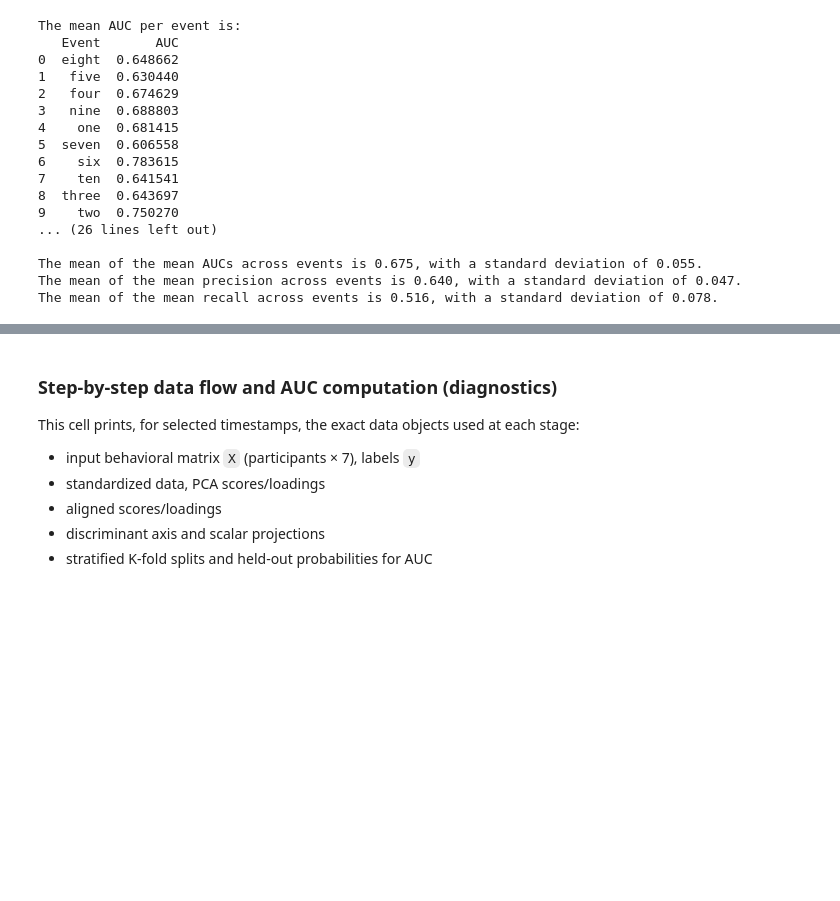
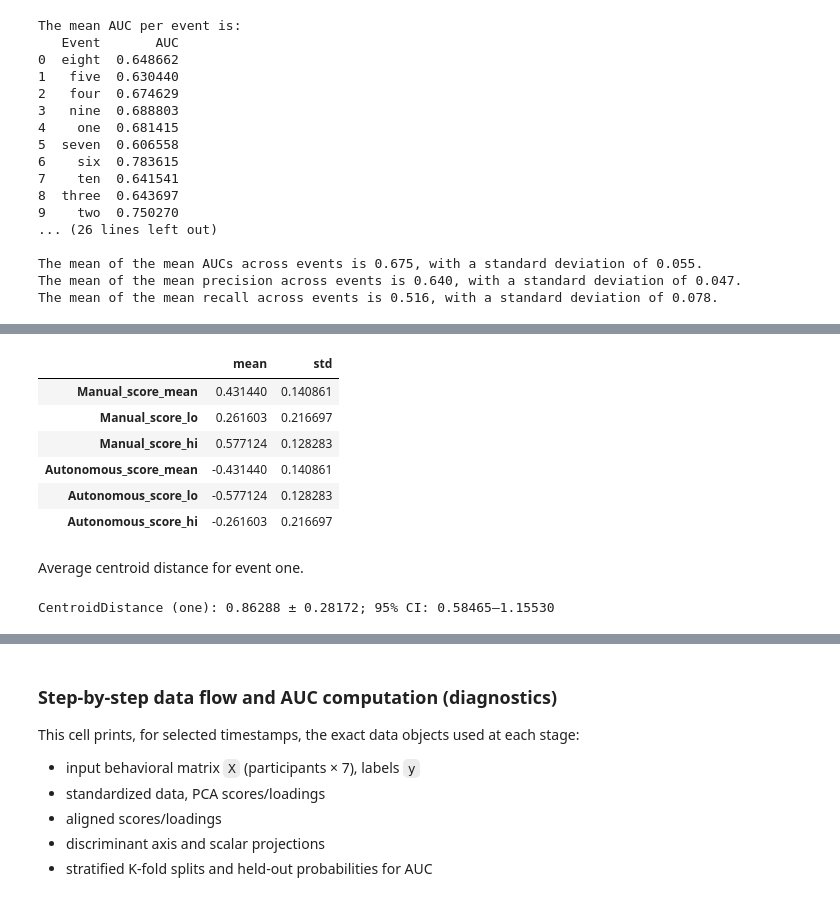
Before and after one commit to JohnMadrid/pca-driving-behavior, a Jupyter notebook: pc-interp.ipynb, the cells around one changed output, grey strips where cells are left out. Saved outputs shown, nothing was run; the diff lists cells and outputs as text; code cells hidden in the pictures; blank space fills up the shorter version.

```diff
--- a/pc-interp.ipynb
+++ b/pc-interp.ipynb
@@ -869,0 +1101,29 @@ The mean recall at max AUC across events is 0.773, with a standard deviation of
+# %%
+out_df[out_df['Event']=='one'][[
+    'Manual_score_mean','Manual_score_lo','Manual_score_hi',
+    'Autonomous_score_mean','Autonomous_score_lo','Autonomous_score_hi'
+]].agg(['mean', 'std']).T
+# %% [output]
+|  | mean | std |
+| Manual_score_mean | 0.431440 | 0.140861 |
+| Manual_score_lo | 0.261603 | 0.216697 |
+| Manual_score_hi | 0.577124 | 0.128283 |
+| Autonomous_score_mean | -0.431440 | 0.140861 |
+| Autonomous_score_lo | -0.577124 | 0.128283 |
+| Autonomous_score_hi | -0.261603 | 0.216697 |
+# %% [markdown]
+Average centroid distance for event one.
+# %%
+# Summarize discriminant score: mean ± SD; 95% CI
+_DISC = out_df[out_df['Event']=='one']['CentroidDistance']
+_DISC_lo = out_df[out_df['Event']=='one']['CentroidDistance_lo']
+_DISC_hi = out_df[out_df['Event']=='one']['CentroidDistance_hi']
+
+disc_mean = _DISC.mean()
+disc_sd = _DISC.std()
+ci_lo = _DISC_lo.mean() if not _DISC_lo.isnull().all() else float('nan')
+ci_hi = _DISC_hi.mean() if not _DISC_hi.isnull().all() else float('nan')
+
+print(f"CentroidDistance (one): {disc_mean:.5f} ± {disc_sd:.5f}; 95% CI: {ci_lo:.5f}–{ci_hi:.5f}")
+# %% [output]
+CentroidDistance (one): 0.86288 ± 0.28172; 95% CI: 0.58465–1.15530
```
Also changed, not shown: parts of 11 cells of this notebook, 3 other files.
